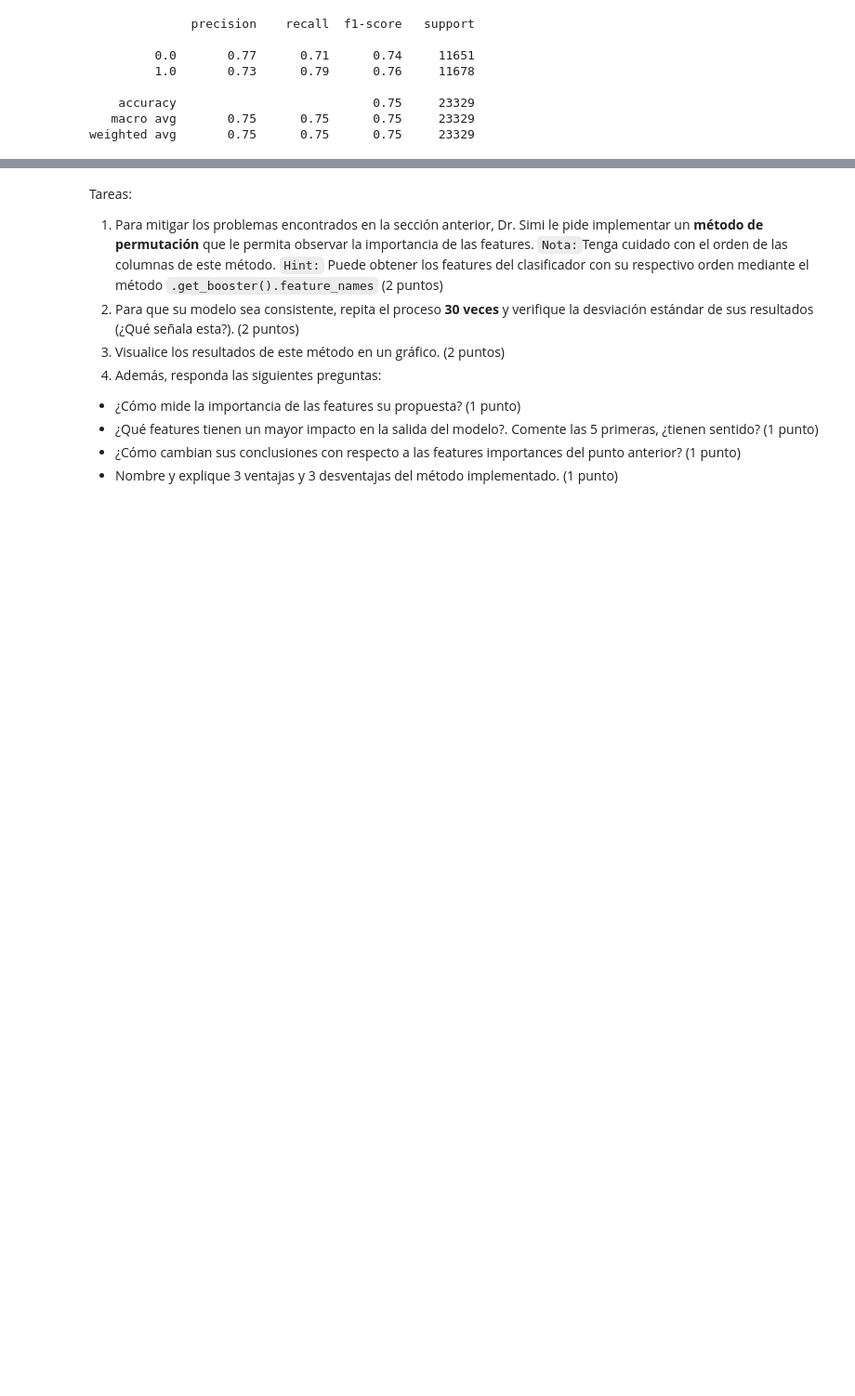
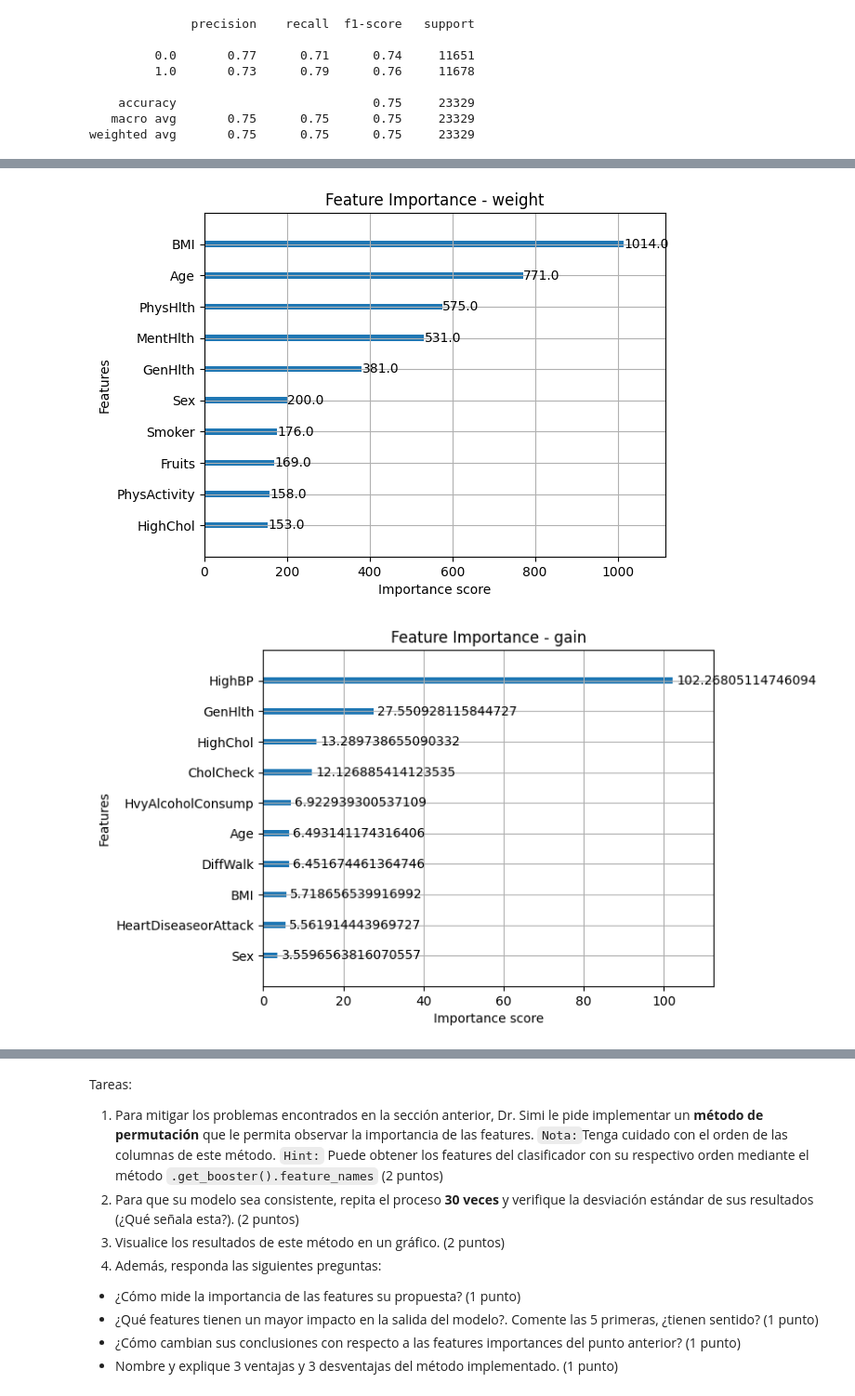
Before and after one commit to onemoremoka/MDS7202labs, a Jupyter notebook: laboratorio7/Lab7_enunciado.ipynb, the cells around one changed output, grey strips where cells are left out. Shown at 93% size. Saved outputs shown, nothing was run; the diff lists cells and outputs as text; code cells hidden in the pictures; blank space fills up the shorter version.

```diff
--- a/laboratorio7/Lab7_enunciado.ipynb
+++ b/laboratorio7/Lab7_enunciado.ipynb
@@ -242,0 +261,13 @@ Tareas:
+# %%
+from xgboost import plot_importance
+import matplotlib.pyplot as plt
+
+xgb_model = model_pipeline.named_steps['model']
+
+for importance_type in ['weight', 'gain', 'cover']:
+    plot_importance(xgb_model, importance_type=importance_type, max_num_features=10)
+    plt.title(f'Feature Importance - {importance_type}')
+    plt.show()
+# %% [output]
+[figure, added]
+[figure, added]
```
Also changed, not shown: parts of 40 cells of this notebook.
